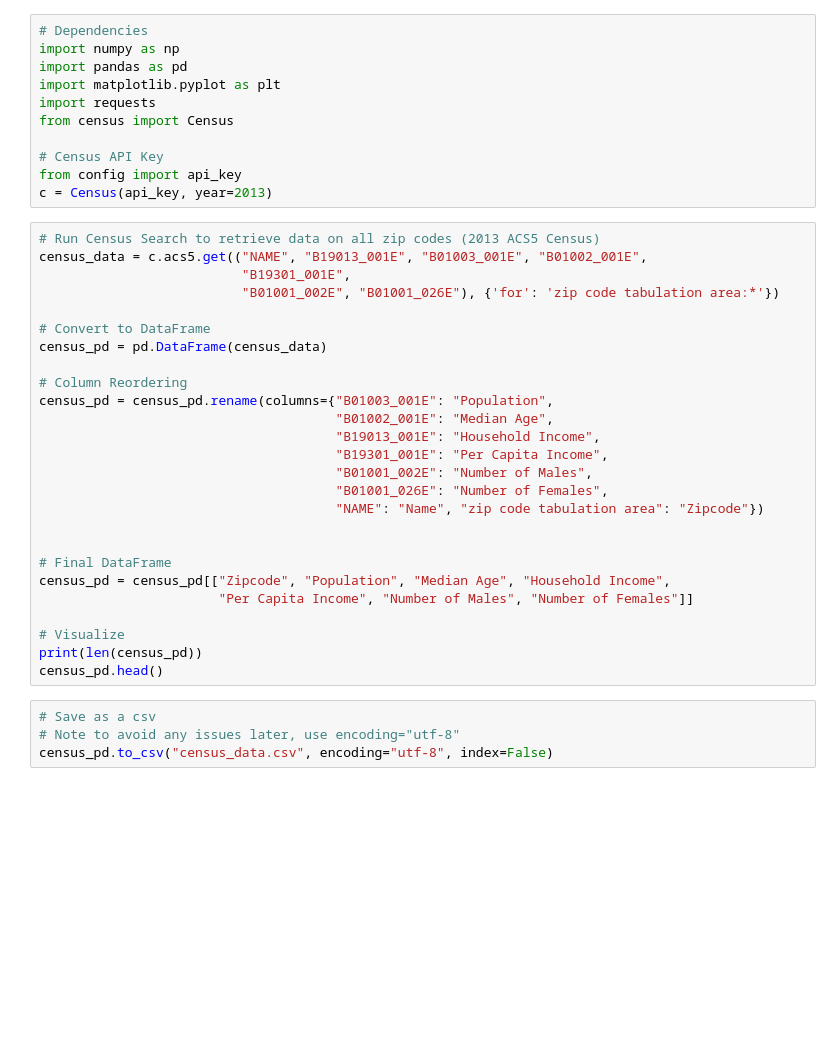
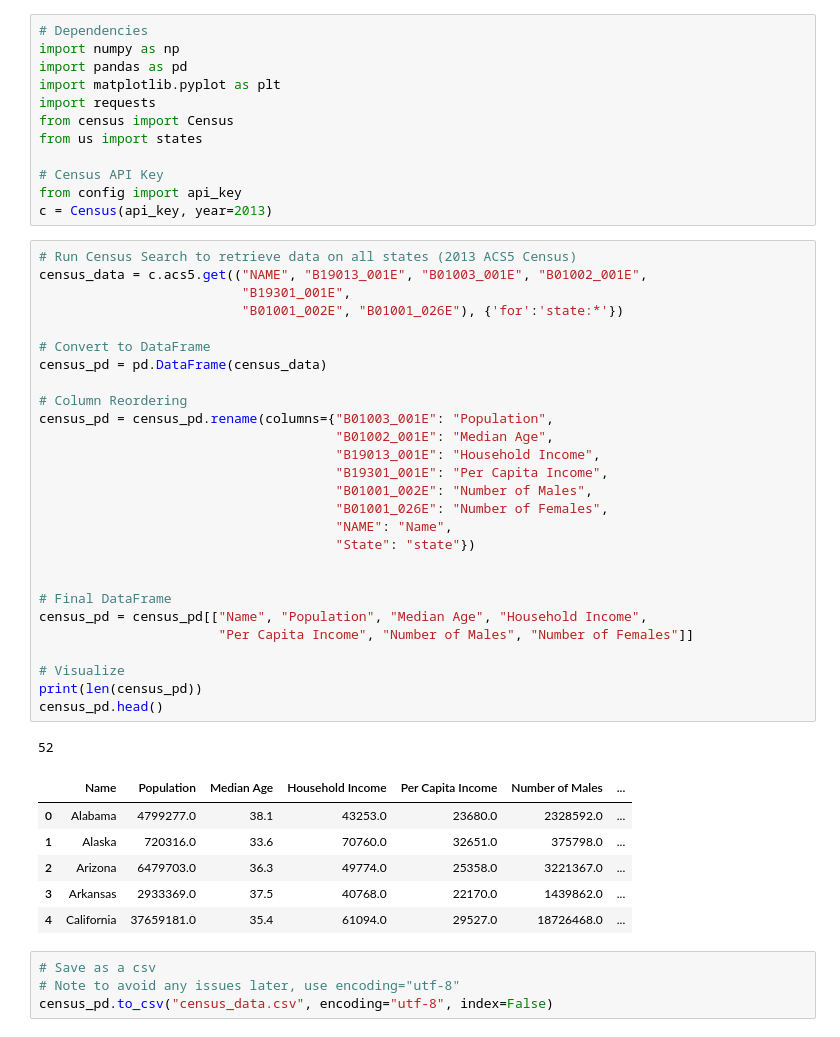
Before and after one commit to alhm528/project1, a Jupyter notebook: Census/Census.ipynb, the cells around one changed output. Saved outputs shown, nothing was run; the diff lists cells and outputs as text; blank space fills up the shorter version.

```diff
--- a/Census/Census.ipynb
+++ b/Census/Census.ipynb
@@ -5,36 +5,46 @@ import pandas as pd
 import matplotlib.pyplot as plt
 import requests
 from census import Census
+from us import states
 
 # Census API Key
 from config import api_key
 c = Census(api_key, year=2013)
 # %%
-# Run Census Search to retrieve data on all zip codes (2013 ACS5 Census)
+# Run Census Search to retrieve data on all states (2013 ACS5 Census)
 census_data = c.acs5.get(("NAME", "B19013_001E", "B01003_001E", "B01002_001E",
                           "B19301_001E",
-                          "B01001_002E", "B01001_026E"), {'for': 'zip code tabulation area:*'})
+                          "B01001_002E", "B01001_026E"), {'for':'state:*'})
 
 # Convert to DataFrame
 census_pd = pd.DataFrame(census_data)
 
 # Column Reordering
 census_pd = census_pd.rename(columns={"B01003_001E": "Population",
                                       "B01002_001E": "Median Age",
                                       "B19013_001E": "Household Income",
                                       "B19301_001E": "Per Capita Income",
                                       "B01001_002E": "Number of Males",
                                       "B01001_026E": "Number of Females",
-                                      "NAME": "Name", "zip code tabulation area": "Zipcode"})
+                                      "NAME": "Name",
+                                      "State": "state"})
 
 
 # Final DataFrame
-census_pd = census_pd[["Zipcode", "Population", "Median Age", "Household Income",
+census_pd = census_pd[["Name", "Population", "Median Age", "Household Income",
                        "Per Capita Income", "Number of Males", "Number of Females"]]
 
 # Visualize
 print(len(census_pd))
 census_pd.head()
+# %% [output]
+52
+|  | Name | Population | Median Age | Household Income | Per Capita Income | Number of Males | ... |
+| 0 | Alabama | 4799277.0 | 38.1 | 43253.0 | 23680.0 | 2328592.0 | ... |
+| 1 | Alaska | 720316.0 | 33.6 | 70760.0 | 32651.0 | 375798.0 | ... |
+| 2 | Arizona | 6479703.0 | 36.3 | 49774.0 | 25358.0 | 3221367.0 | ... |
+| 3 | Arkansas | 2933369.0 | 37.5 | 40768.0 | 22170.0 | 1439862.0 | ... |
+| 4 | California | 37659181.0 | 35.4 | 61094.0 | 29527.0 | 18726468.0 | ... |
 # %%
 # Save as a csv
 # Note to avoid any issues later, use encoding="utf-8"
```
Also changed, not shown: 4 other files.
